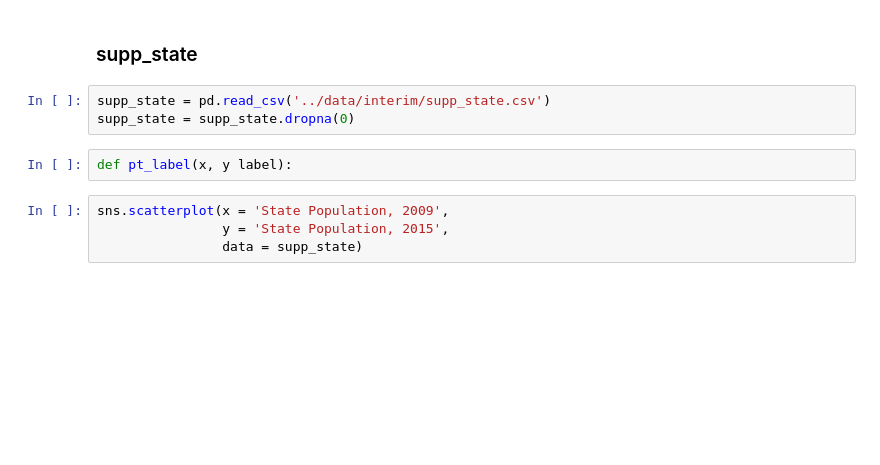
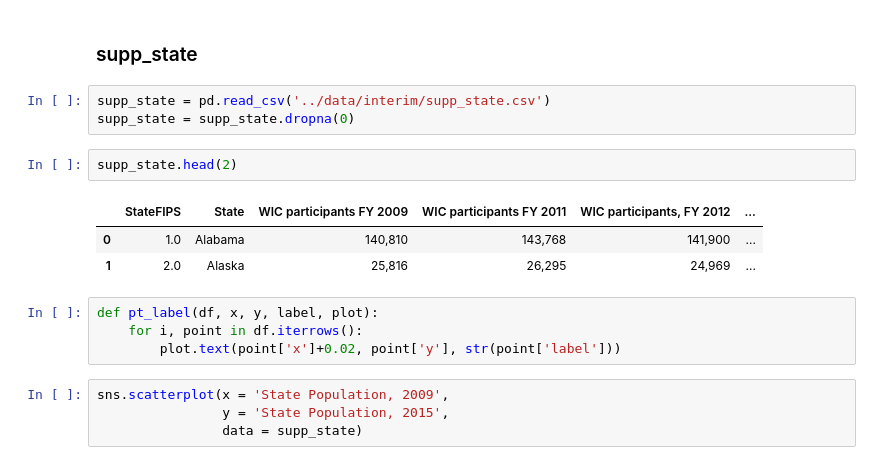
Before and after one commit to chriscross00/projects, a Jupyter notebook: food_security/notebooks/eda.ipynb, the cells around one changed output. Drawn from its saved outputs; the diff is of its cells as text; blank space fills up the shorter version.

```diff
--- a/food_security/notebooks/eda.ipynb
+++ b/food_security/notebooks/eda.ipynb
@@ -55,8 +55,16 @@ plt.yticks([])
 # %%
 supp_state = pd.read_csv('../data/interim/supp_state.csv')
 supp_state = supp_state.dropna(0)
-# %%
-def pt_label(x, y label):
+# %%
+supp_state.head(2)
+# %% [output]
+|  | StateFIPS | State | WIC participants FY 2009 | WIC participants FY 2011 | WIC participants, FY 2012 | ... |
+| 0 | 1.0 | Alabama | 140,810 | 143,768 | 141,900 | ... |
+| 1 | 2.0 | Alaska | 25,816 | 26,295 | 24,969 | ... |
+# %%
+def pt_label(df, x, y, label, plot):
+    for i, point in df.iterrows():
+        plot.text(point['x']+0.02, point['y'], str(point['label']))
 # %%
 sns.scatterplot(x = 'State Population, 2009',
                 y = 'State Population, 2015',
```
Also changed, not shown: 1 other file.
